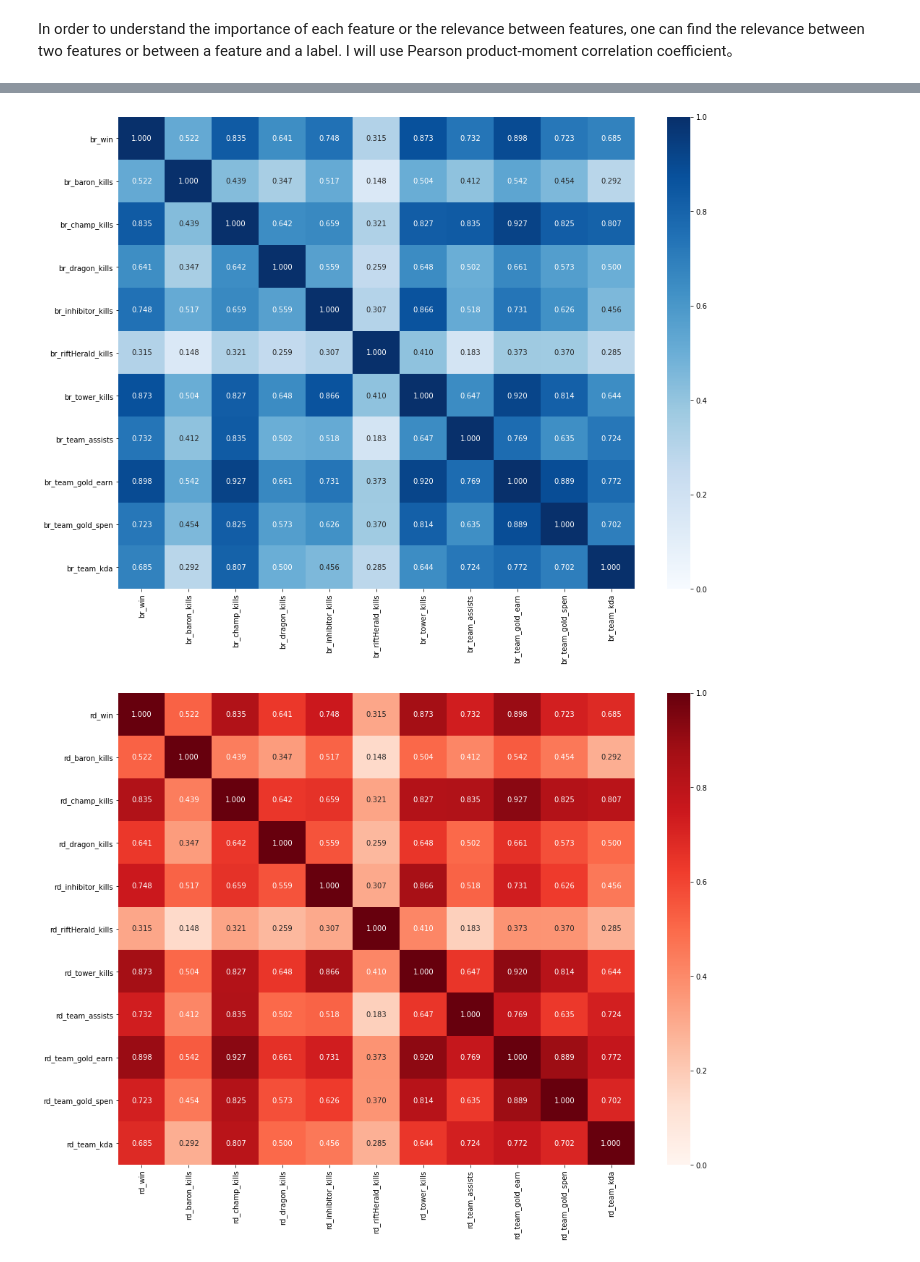
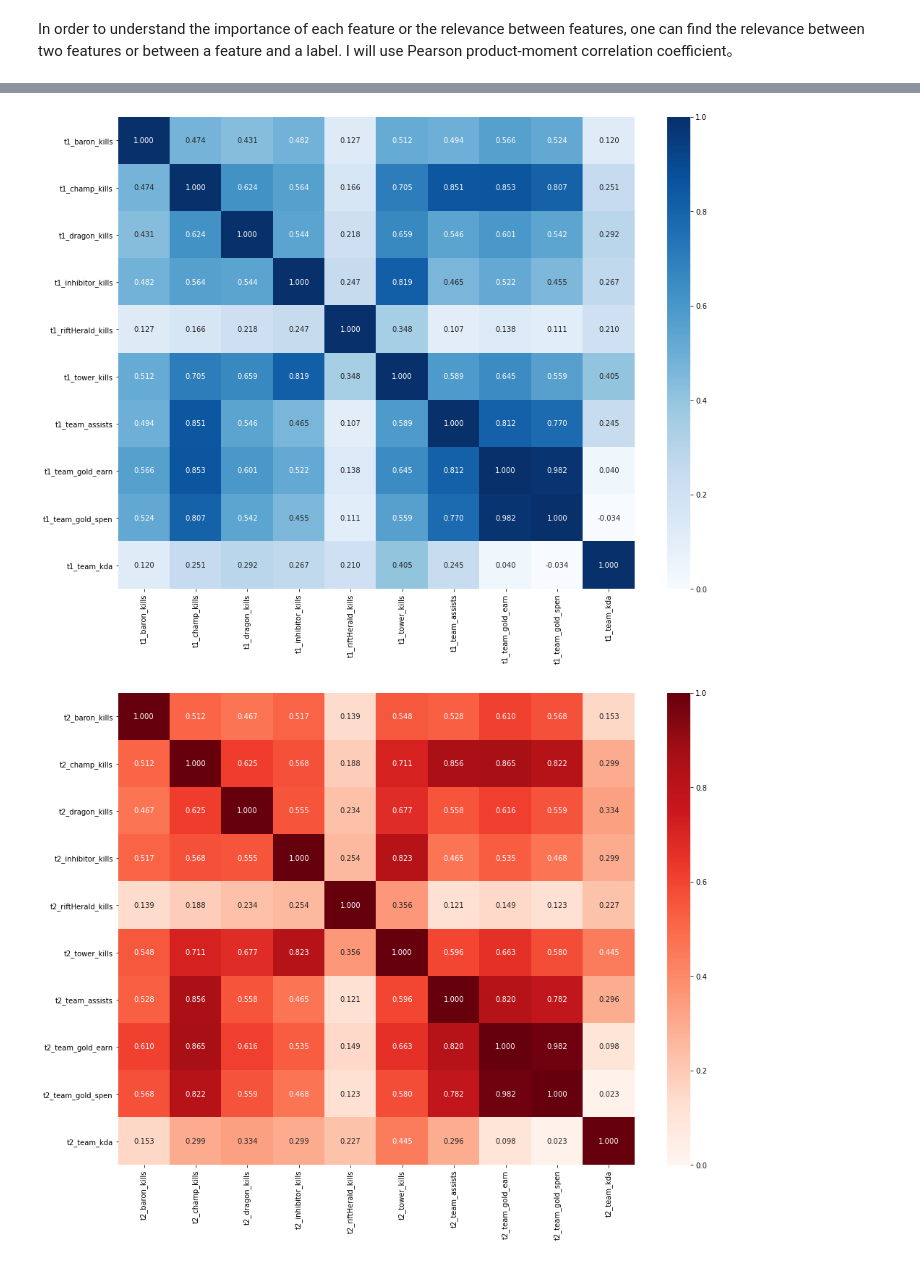
Before and after one commit to YuxuanZhou1/Master_Capstone, a Jupyter notebook: League_of_Legands_Capstone/2_analysing/lol_data_analyse.ipynb, the cells around one changed output, grey strips where cells are left out. Drawn from its saved outputs; the diff is of its cells as text; code cells hidden in the pictures.

```diff
--- a/League_of_Legands_Capstone/2_analysing/lol_data_analyse.ipynb
+++ b/League_of_Legands_Capstone/2_analysing/lol_data_analyse.ipynb
@@ -207,11 +244,6 @@ df['br_win'] = 1 - df['winner']//2
 for i in info_names:
     df['br_' + i] = df['t1_' + i] - df['t2_' + i]
 
-df['rd_win'] = df['winner'] // 2
-
-for i in info_names:
-    df['rd_' + i] = df['t2_' + i] - df['t1_' + i]
-
 df.columns
 # %% [output]
 Index(['gameId', 'gameDuration', 'gameVersion', 'platformId', 'season',
@@ -243,14 +272,14 @@ df.head()
 # %%
 plt.figure(figsize=(16, 12))
 
-corm = df[[c for c in df.columns if c.startswith('br_')]].corr()
-cg_b = sns.heatmap(corm, cmap='Blues', annot=True, fmt='.3f', vmin=0)
+corm = df[[c for c in df.columns if c.startswith('t1_')]].corr()
+cg_b = sns.heatmap(corm, cmap='Blues', annot=True, fmt='.3f', vmin=0);
 # %% [output]
-[figure, old version]
+[figure, new version]
 # %%
 plt.figure(figsize=(16, 12))
 
-corm = df[[c for c in df.columns if c.startswith('rd_')]].corr()
-cg_r = sns.heatmap(corm, cmap='Reds', annot=True, fmt='.3f', vmin=0)
+corm = df[[c for c in df.columns if c.startswith('t2_')]].corr()
+cg_r = sns.heatmap(corm, cmap='Reds', annot=True, fmt='.3f', vmin=0);
 # %% [output]
-[figure, old version]
+[figure, new version]
```
Also changed, not shown: parts of 28 cells of this notebook, 2 other files.
